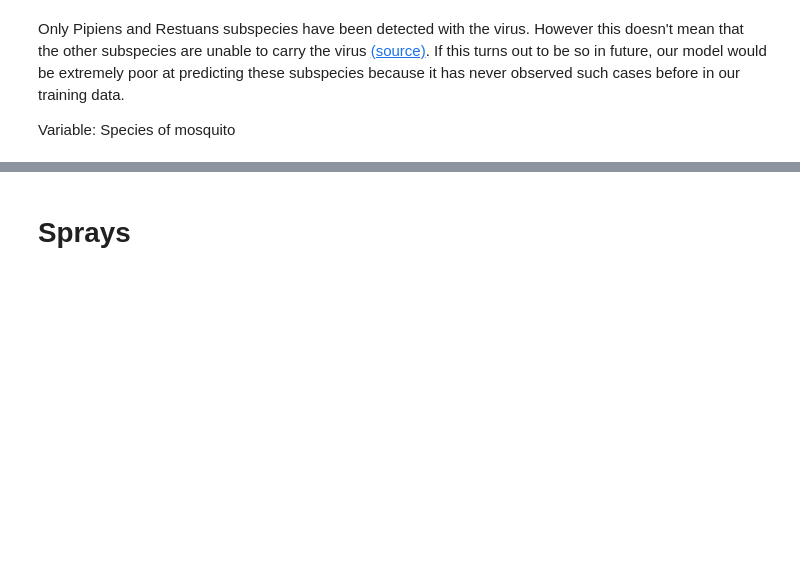
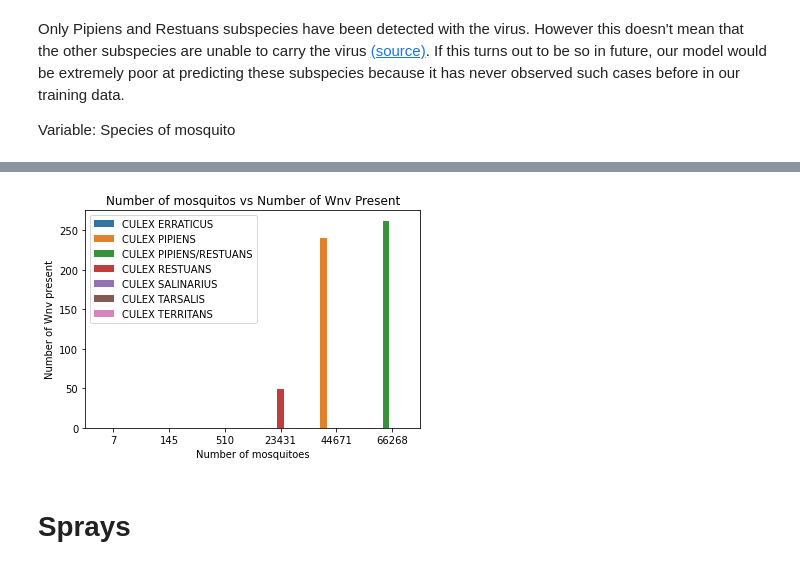
Before and after one commit to hongaik/PredictWestNileVirus, a Jupyter notebook: code/1_EDA.ipynb, the cells around one changed output, grey strips where cells are left out. Drawn from its saved outputs; the diff is of its cells as text; code cells hidden in the pictures; blank space fills up the shorter version.

Commit message:
Added no of species in EDA
Correlation of number of mosquito species to no of wnv presence

```diff
--- a/code/1_EDA.ipynb
+++ b/code/1_EDA.ipynb
@@ -256,3 +301,11 @@ Variable: Species of mosquito
+# %%
+sns.barplot(data=geo_train,x=geo_train['NumMosquitos'].groupby(geo_train['Species']).sum(),y=geo_train['WnvPresent'].groupby(geo_train['Species']).sum(), hue=list(geo_train['WnvPresent'].groupby(geo_train['Species']).groups) )
+plt.title("Number of mosquitos vs Number of Wnv Present", size=12);
+plt.xlabel("Number of mosquitoes")
+plt.ylabel("Number of Wnv present")
+plt.legend();
+# %% [output]
+[figure, added]
 # %% [markdown]
 # Sprays
 # %%
```
Also changed, not shown: parts of 5 cells of this notebook.
